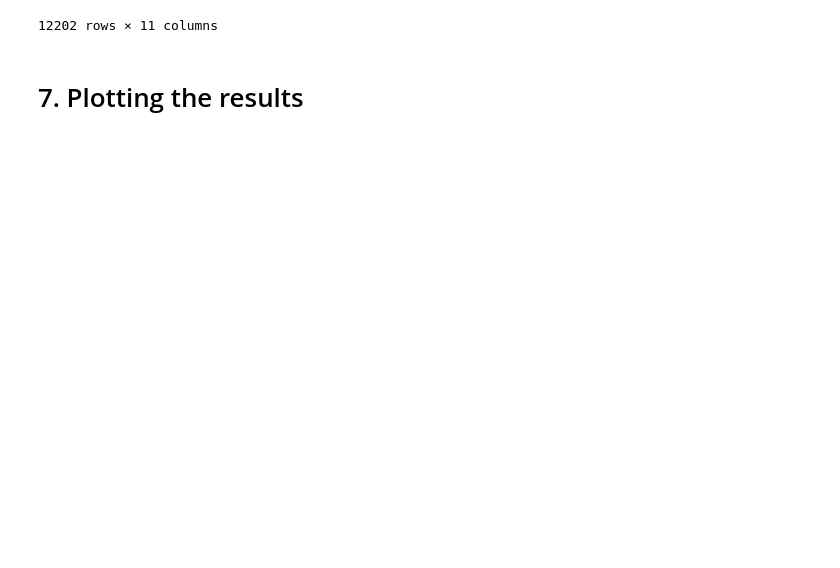
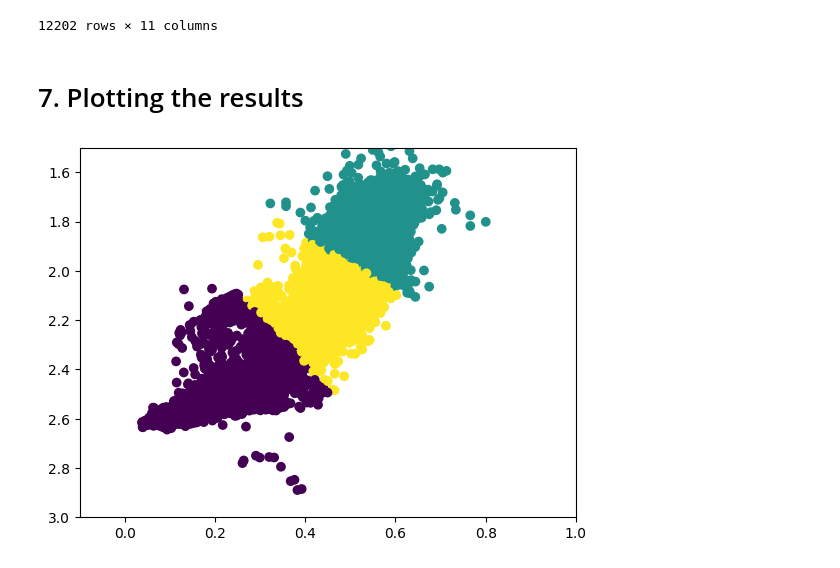
Before and after one commit to zaki-hamdard/Machine-Learning-and-Data-Science-Projects, a Jupyter notebook: Unsupervised Machine Learning Projects/K-Means Clustering/main.ipynb, the cells around one changed output. Saved outputs shown, nothing was run; the diff lists cells and outputs as text; code cells hidden in the pictures; blank space fills up the shorter version.

```diff
--- a/Unsupervised Machine Learning Projects/K-Means Clustering/main.ipynb
+++ b/Unsupervised Machine Learning Projects/K-Means Clustering/main.ipynb
@@ -131,3 +130,11 @@ df
 12202 rows × 11 columns
 # %% [markdown]
 # 7. Plotting the results
+# %%
+plt.scatter(x = df["NPHI"], y = df["RHOB"], c = df["kmeans3"])
+
+plt.xlim(-0.1, 1)
+plt.ylim(3, 1.5)
+plt.show()
+# %% [output]
+[figure, added]
```
Also changed, not shown: parts of 5 cells of this notebook.
